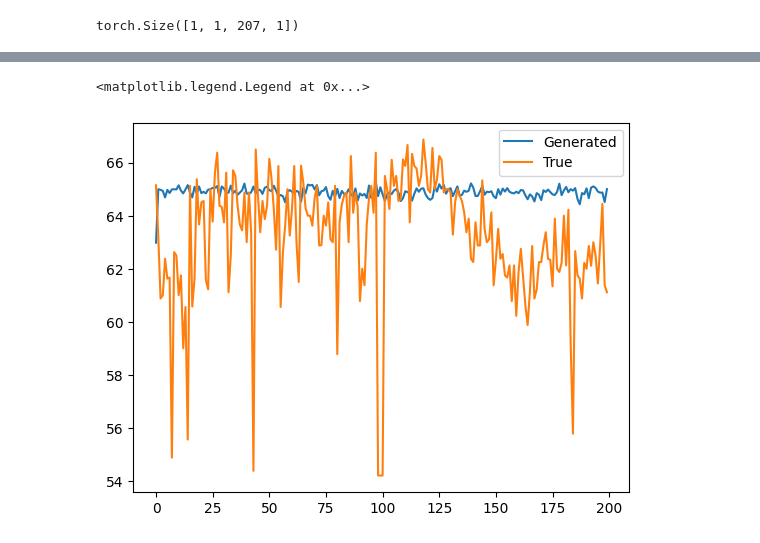
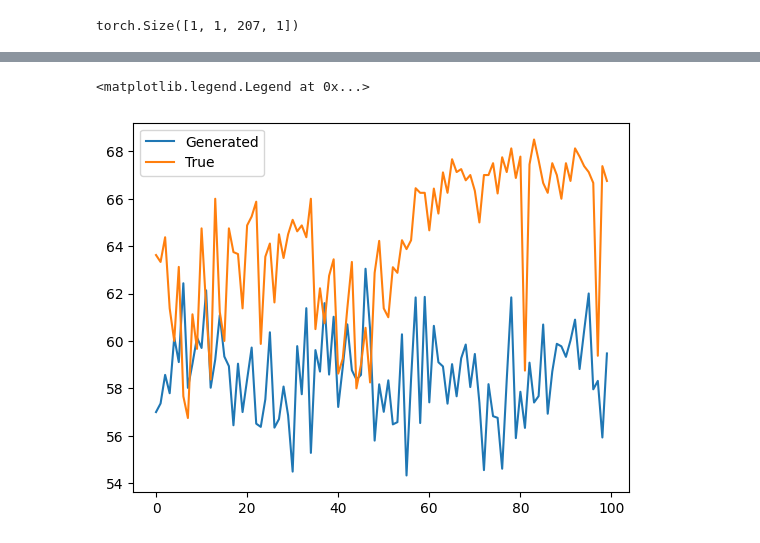
Before and after one commit to PaulMagos/MCS_Thesis, a Jupyter notebook: GRGNMetrLA128_Hidden.ipynb, the cells around one changed output, grey strips where cells are left out. Saved outputs shown, nothing was run; the diff lists cells and outputs as text; code cells hidden in the pictures.

```diff
--- a/GRGNMetrLA128_Hidden.ipynb
+++ b/GRGNMetrLA128_Hidden.ipynb
@@ -121,0 +48,7 @@ HPU available: False, using: 0 HPUs
+# %%
+trainer = Trainer()
+
+trainer.ckpt_path= model
+
+generator.freeze()
+# trainer.test(generator, datamodule=dm)
@@ -122,8 +61,6 @@ HPU available: False, using: 0 HPUs
 # %%
-output = trainer.predict(generator, dataloaders=dm.test_dataloader())
+output = trainer.predict(generator, dataloaders=dm.val_dataloader())
 output = generator.collate_prediction_outputs(output)
 output = torch_to_numpy(output)
 y_hat, y_true = (output['y_hat'], output['y'])
-res = dict(test_mae=loss_fn.loss_function(torch.tensor(y_hat), y_true))
-res
 # %% [output]
@@ -173,12 +79,12 @@ plt.legend()
 # %%
 y_true.shape
 
-input = y_true[-200:-199]
+input = y_true[-100:-99]
 input = scalers['target'].transform(input)
 input.shape
 # %% [output]
 torch.Size([1, 1, 207, 1])
 # %%
-generation = generator.generate(input, torch.tensor(adj[0]), torch.Tensor(adj[1]), None, 200)
+generation, out = generator.generate(input, torch.tensor(adj[0]), torch.Tensor(adj[1]), None, 'mean', 100)
 # %%
 generation = torch.cat(generation)
@@ -191,10 +99,13 @@ torch.Size([200, 207])
 # %%
+# plt.plot(generation[:, 10], label='Generated')
+# plt.plot(true[-100:, 10], label='True')
+
 plt.plot(generation[:, 10], label='Generated')
-plt.plot(true[-200:, 10], label='True')
+plt.plot(true[-100:, 10], label='True')
 plt.legend()
 # %% [output]
 <matplotlib.legend.Legend at 0x...>
-[figure, old version]
+[figure, new version]
 # %%
 X = true
 Y = generation
```
Also changed, not shown: parts of 23 cells of this notebook, 6 other files.
